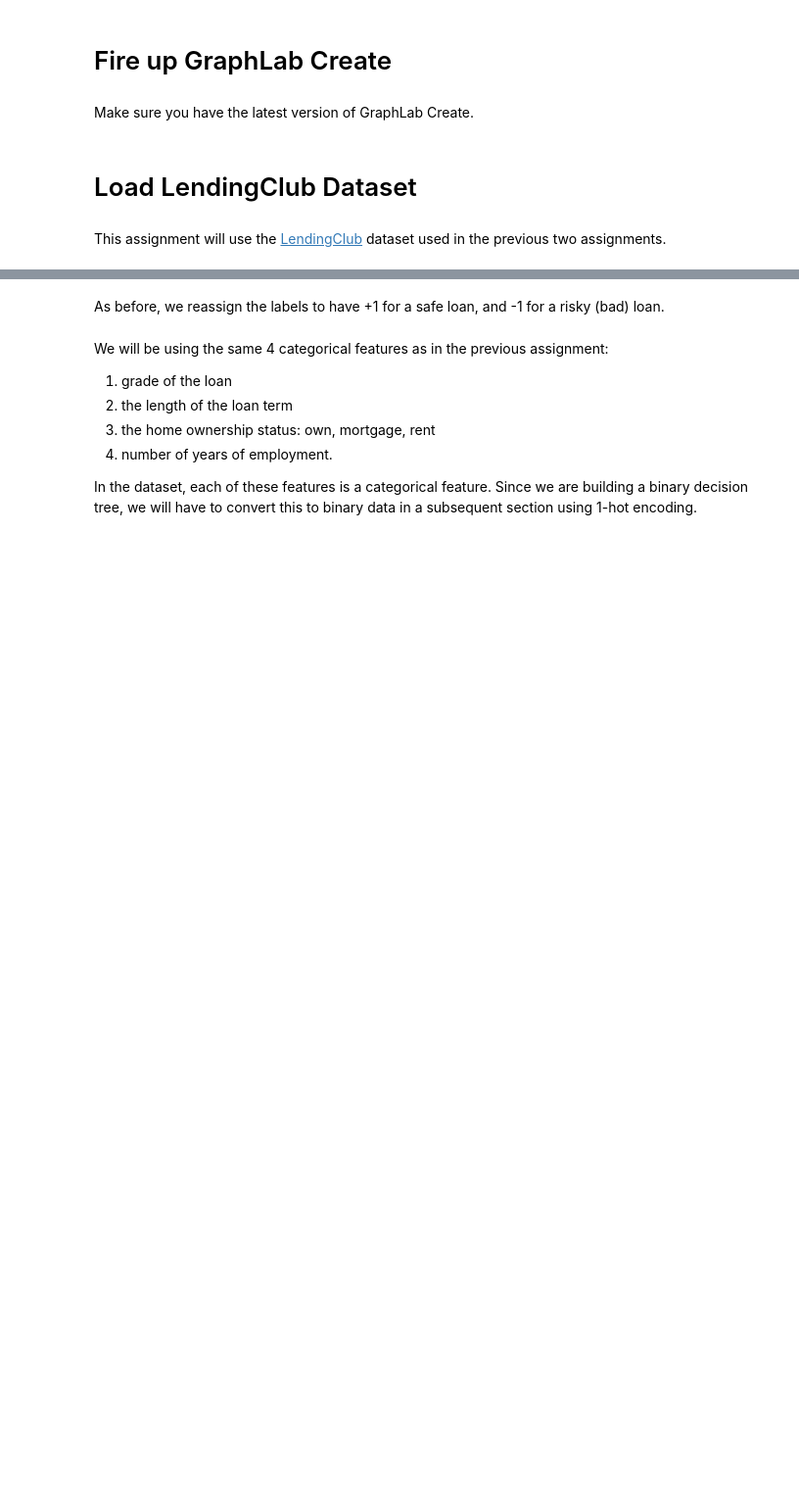
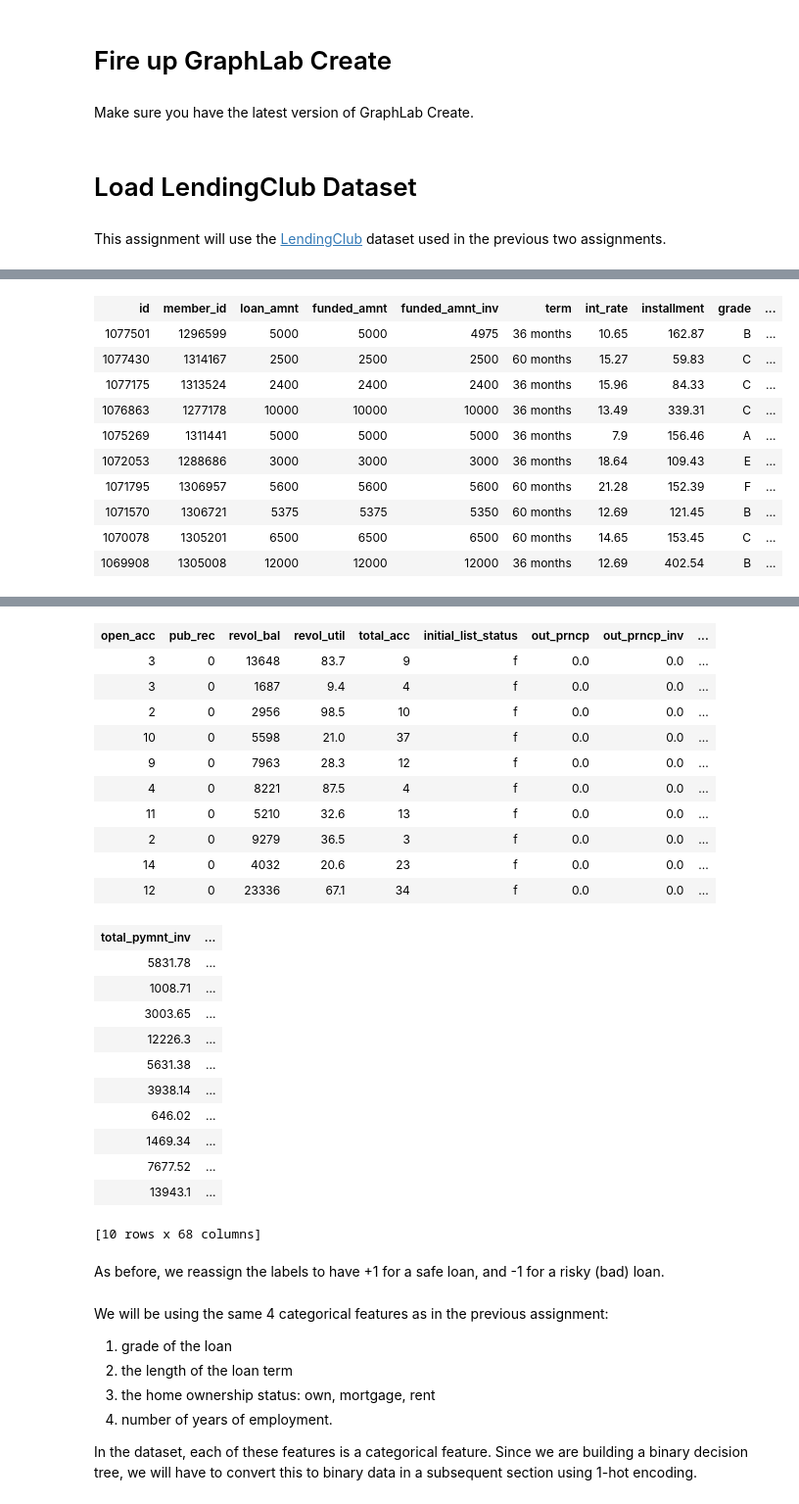
Before and after one commit to FrankBlood/Machine-Learning-Specialization, a Jupyter notebook: module-6-decision-tree-practical-assignment-blank.ipynb, the cells around one changed output, grey strips where cells are left out. Shown at 98% size. Cells and saved outputs as stored; diff of their text form; code cells hidden in the pictures; blank space fills up the shorter version.

```diff
--- a/module-6-decision-tree-practical-assignment-blank.ipynb
+++ b/module-6-decision-tree-practical-assignment-blank.ipynb
@@ -27,0 +28,14 @@ This non-commercial license of GraphLab Create is assigned to guoxiuhe@nefu.edu.
+# %%
+loans.head()
+# %% [output]
+| id | member_id | loan_amnt | funded_amnt | funded_amnt_inv | term | int_rate | installment | grade | ... |
+| 1077501 | 1296599 | 5000 | 5000 | 4975 | 36 months | 10.65 | 162.87 | B | ... |
+| 1077430 | 1314167 | 2500 | 2500 | 2500 | 60 months | 15.27 | 59.83 | C | ... |
+| 1077175 | 1313524 | 2400 | 2400 | 2400 | 36 months | 15.96 | 84.33 | C | ... |
+| 1076863 | 1277178 | 10000 | 10000 | 10000 | 36 months | 13.49 | 339.31 | C | ... |
+| 1075269 | 1311441 | 5000 | 5000 | 5000 | 36 months | 7.9 | 156.46 | A | ... |
+| 1072053 | 1288686 | 3000 | 3000 | 3000 | 36 months | 18.64 | 109.43 | E | ... |
+| 1071795 | 1306957 | 5600 | 5600 | 5600 | 60 months | 21.28 | 152.39 | F | ... |
+| 1071570 | 1306721 | 5375 | 5375 | 5350 | 60 months | 12.69 | 121.45 | B | ... |
+| 1070078 | 1305201 | 6500 | 6500 | 6500 | 60 months | 14.65 | 153.45 | C | ... |
+| 1069908 | 1305008 | 12000 | 12000 | 12000 | 36 months | 12.69 | 402.54 | B | ... |
@@ -28,3 +75,26 @@ This non-commercial license of GraphLab Create is assigned to guoxiuhe@nefu.edu.
+| open_acc | pub_rec | revol_bal | revol_util | total_acc | initial_list_status | out_prncp | out_prncp_inv | ... |
+| 3 | 0 | 13648 | 83.7 | 9 | f | 0.0 | 0.0 | ... |
+| 3 | 0 | 1687 | 9.4 | 4 | f | 0.0 | 0.0 | ... |
+| 2 | 0 | 2956 | 98.5 | 10 | f | 0.0 | 0.0 | ... |
+| 10 | 0 | 5598 | 21.0 | 37 | f | 0.0 | 0.0 | ... |
+| 9 | 0 | 7963 | 28.3 | 12 | f | 0.0 | 0.0 | ... |
+| 4 | 0 | 8221 | 87.5 | 4 | f | 0.0 | 0.0 | ... |
+| 11 | 0 | 5210 | 32.6 | 13 | f | 0.0 | 0.0 | ... |
+| 2 | 0 | 9279 | 36.5 | 3 | f | 0.0 | 0.0 | ... |
+| 14 | 0 | 4032 | 20.6 | 23 | f | 0.0 | 0.0 | ... |
+| 12 | 0 | 23336 | 67.1 | 34 | f | 0.0 | 0.0 | ... |
+| total_pymnt_inv | ... |
+| 5831.78 | ... |
+| 1008.71 | ... |
+| 3003.65 | ... |
+| 12226.3 | ... |
+| 5631.38 | ... |
+| 3938.14 | ... |
+| 646.02 | ... |
+| 1469.34 | ... |
+| 7677.52 | ... |
+| 13943.1 | ... |
+[10 rows x 68 columns]
 # %% [markdown]
 As before, we reassign the labels to have +1 for a safe loan, and -1 for a risky (bad) loan.
 # %%
```
Also changed, not shown: parts of 19 cells of this notebook.
